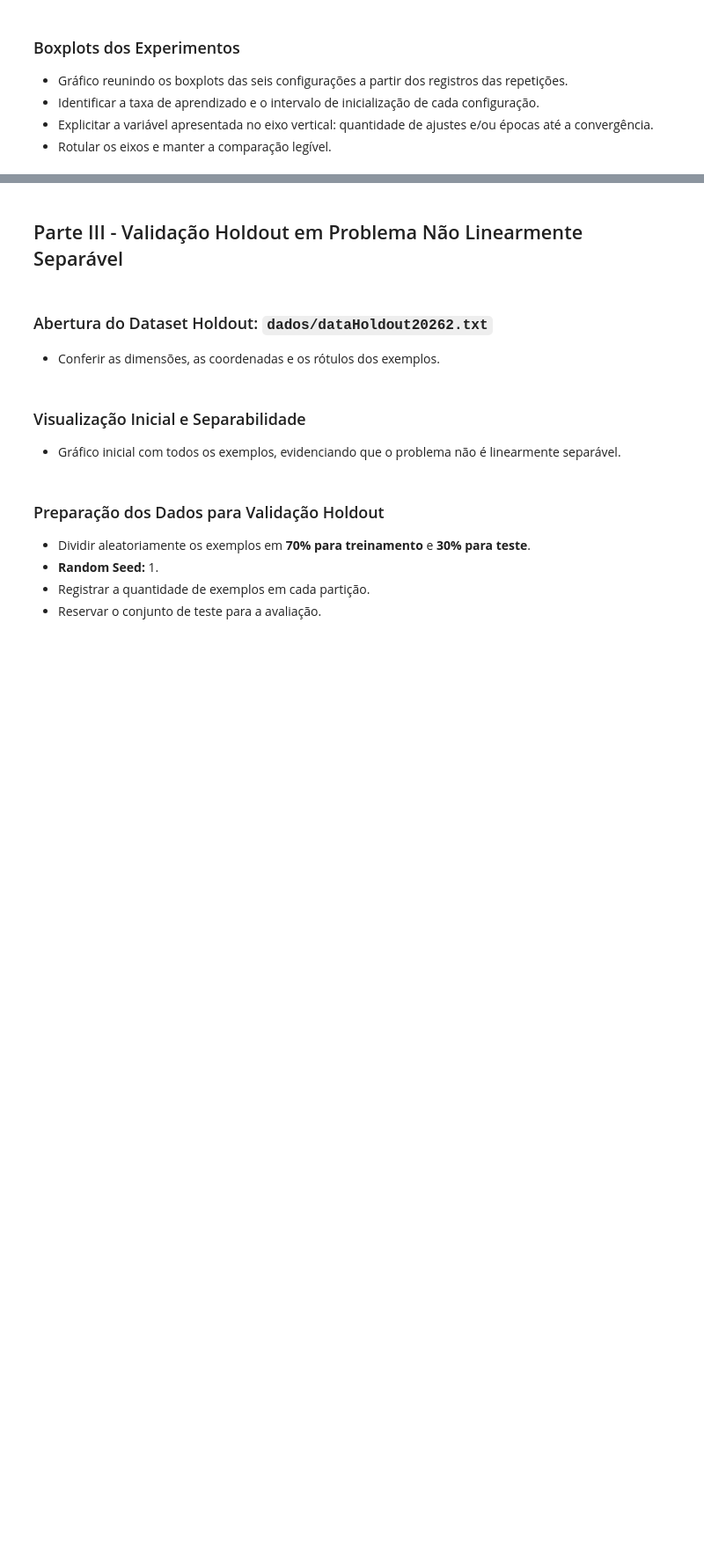
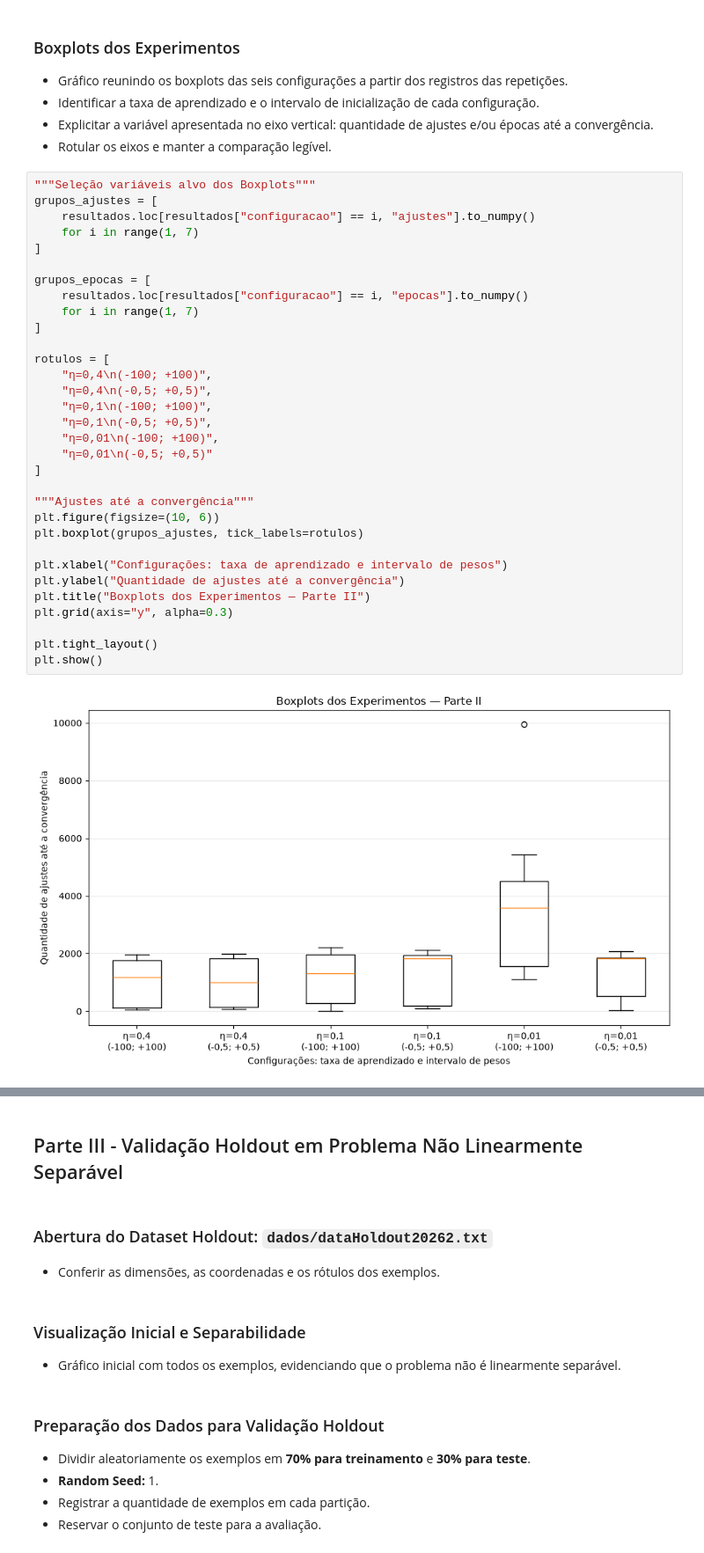
Before and after one commit to bernardo-gontijo/Projeto-Pratico-2.1, a Jupyter notebook: BERNARDO_GONTIJO_FERNANDES_e_MATEUS_CABRAL_PINHEIRO_RNA_2026.2_PP2.1.ipynb, the cells around one changed output, grey strips where cells are left out. Shown at 88% size. Cells and saved outputs as stored; diff of their text form; blank space fills up the shorter version.

Commit message:
Finalização da parte 2 - Marcar issue como concluida, tabela com prettytable, boxplots e argumentação

```diff
--- a/BERNARDO_GONTIJO_FERNANDES_e_MATEUS_CABRAL_PINHEIRO_RNA_2026.2_PP2.1.ipynb
+++ b/BERNARDO_GONTIJO_FERNANDES_e_MATEUS_CABRAL_PINHEIRO_RNA_2026.2_PP2.1.ipynb
@@ -443,3 +491,37 @@ Lembrar da recomendação do prettytable. Preencher a tabela somente com os resu
 - Identificar a taxa de aprendizado e o intervalo de inicialização de cada configuração.
 - Explicitar a variável apresentada no eixo vertical: quantidade de ajustes e/ou épocas até a convergência.
 - Rotular os eixos e manter a comparação legível.
+# %%
+"""Seleção variáveis alvo dos Boxplots"""
+grupos_ajustes = [
+    resultados.loc[resultados["configuracao"] == i, "ajustes"].to_numpy()
+    for i in range(1, 7)
+]
+
+grupos_epocas = [
+    resultados.loc[resultados["configuracao"] == i, "epocas"].to_numpy()
+    for i in range(1, 7)
+]
+
+rotulos = [
+    "η=0,4\n(-100; +100)",
+    "η=0,4\n(-0,5; +0,5)",
+    "η=0,1\n(-100; +100)",
+    "η=0,1\n(-0,5; +0,5)",
+    "η=0,01\n(-100; +100)",
+    "η=0,01\n(-0,5; +0,5)"
+]
+
+"""Ajustes até a convergência"""
+plt.figure(figsize=(10, 6))
+plt.boxplot(grupos_ajustes, tick_labels=rotulos)
+
+plt.xlabel("Configurações: taxa de aprendizado e intervalo de pesos")
+plt.ylabel("Quantidade de ajustes até a convergência")
+plt.title("Boxplots dos Experimentos — Parte II")
+plt.grid(axis="y", alpha=0.3)
+
+plt.tight_layout()
+plt.show()
+# %% [output]
+[figure, added]
```
Also changed, not shown: parts of 10 cells of this notebook.
